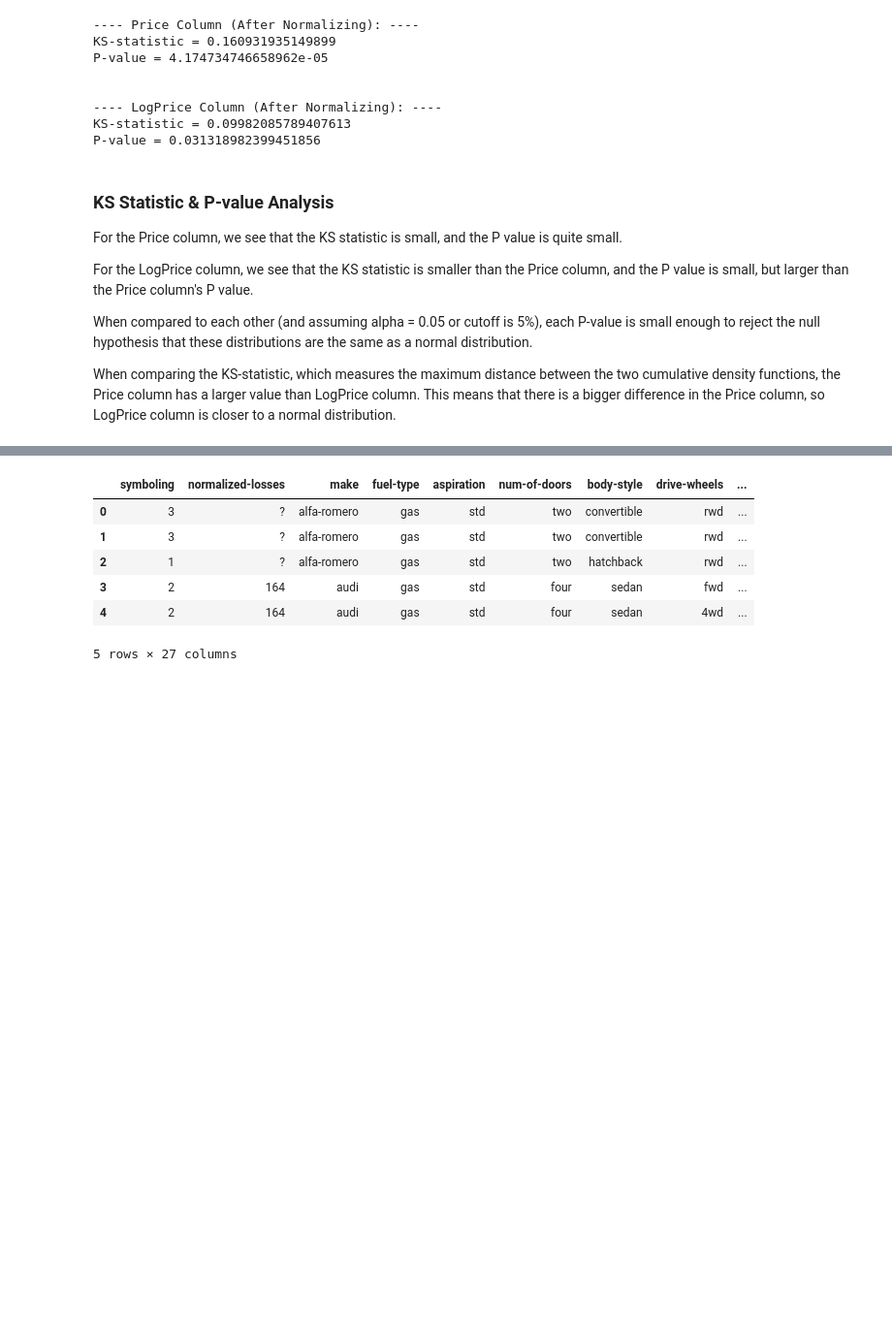
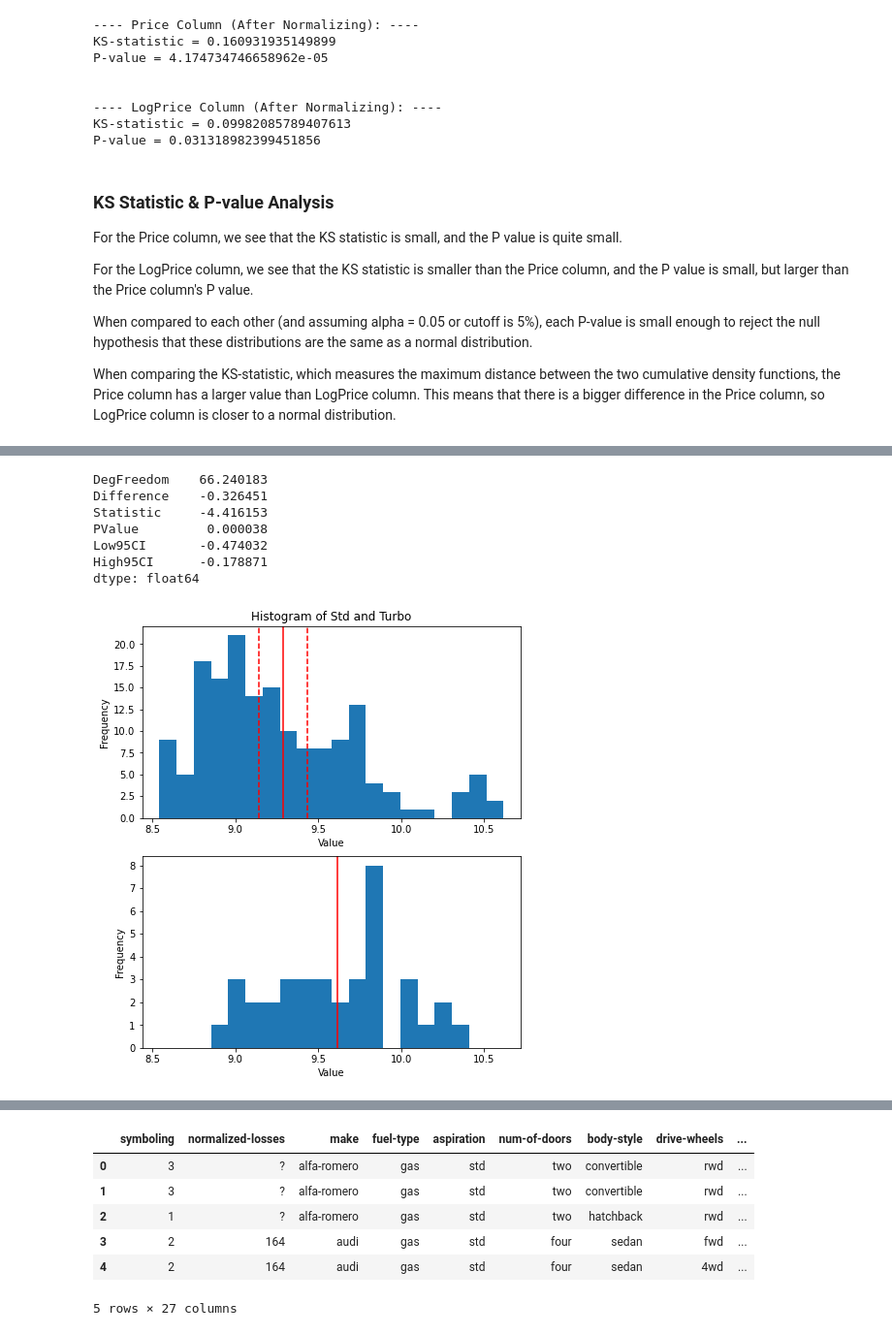
Before and after one commit to anajaved/UW_Data_Science_Cert, a Jupyter notebook: AnaJaved-L04-AutoHypothesis.ipynb, the cells around one changed output, grey strips where cells are left out. Shown at 97% size. Saved outputs shown, nothing was run; the diff lists cells and outputs as text; code cells hidden in the pictures; blank space fills up the shorter version.

```diff
--- a/AnaJaved-L04-AutoHypothesis.ipynb
+++ b/AnaJaved-L04-AutoHypothesis.ipynb
@@ -233,13 +210,14 @@ def hist_mean_ci(vec, t_test, bins):
 ## Function to Plot T-Tests
 def plot_t(a, b, t_test, cols=['A', 'B'], nbins = 20):
     import matplotlib.pyplot as plt
+    plt.figure(figsize=(7, 8))
     minx = min([min(a), min(b)])
     maxx = max([max(a), max(b)])
     stepx = (maxx - minx)/(nbins + 1)
     bins = [minx + i * stepx for i in range(nbins + 1)]
     plt.subplot(2, 1, 1) # The first plot
     hist_mean_ci(a, t_test, bins)
-    plt.title('Histograme of ' + cols[0] + ' and ' + cols[1])
+    plt.title('Histogram of ' + cols[0] + ' and ' + cols[1])
     plt.subplot(2, 1, 2) # The next plot
     hist_plot(b, bins)
 
@@ -262,0 +268,27 @@ def t_test(a, b, alpha, alternative='two-sided'):
+# %%
+#### Paired T-Test LogPrice & Aspiration  + Historgram
+
+# Examining the different groups:
+# print(Auto.loc[:, "aspiration"].value_counts())
+#     # std      168
+#     # turbo     37
+
+# Separating the categories
+std = Auto.loc[Auto.loc[:, 'aspiration'] == 'std', 'LogPrice']
+turbo = Auto.loc[Auto.loc[:, 'aspiration'] == 'turbo', 'LogPrice']
+
+# Applying the t-test
+Aspiration_type = t_test(std, turbo, alpha = 0.05)
+print(Aspiration_type)
+
+# Plotting results in a histogram
+plot_t(std, turbo, Aspiration_type, cols=["Std", "Turbo"])
+# %% [output]
+DegFreedom    66.240183
+Difference    -0.326451
+Statistic     -4.416153
+PValue         0.000038
+Low95CI       -0.474032
+High95CI      -0.178871
+dtype: float64
+[figure, added]
```
Also changed, not shown: parts of 18 cells of this notebook.
